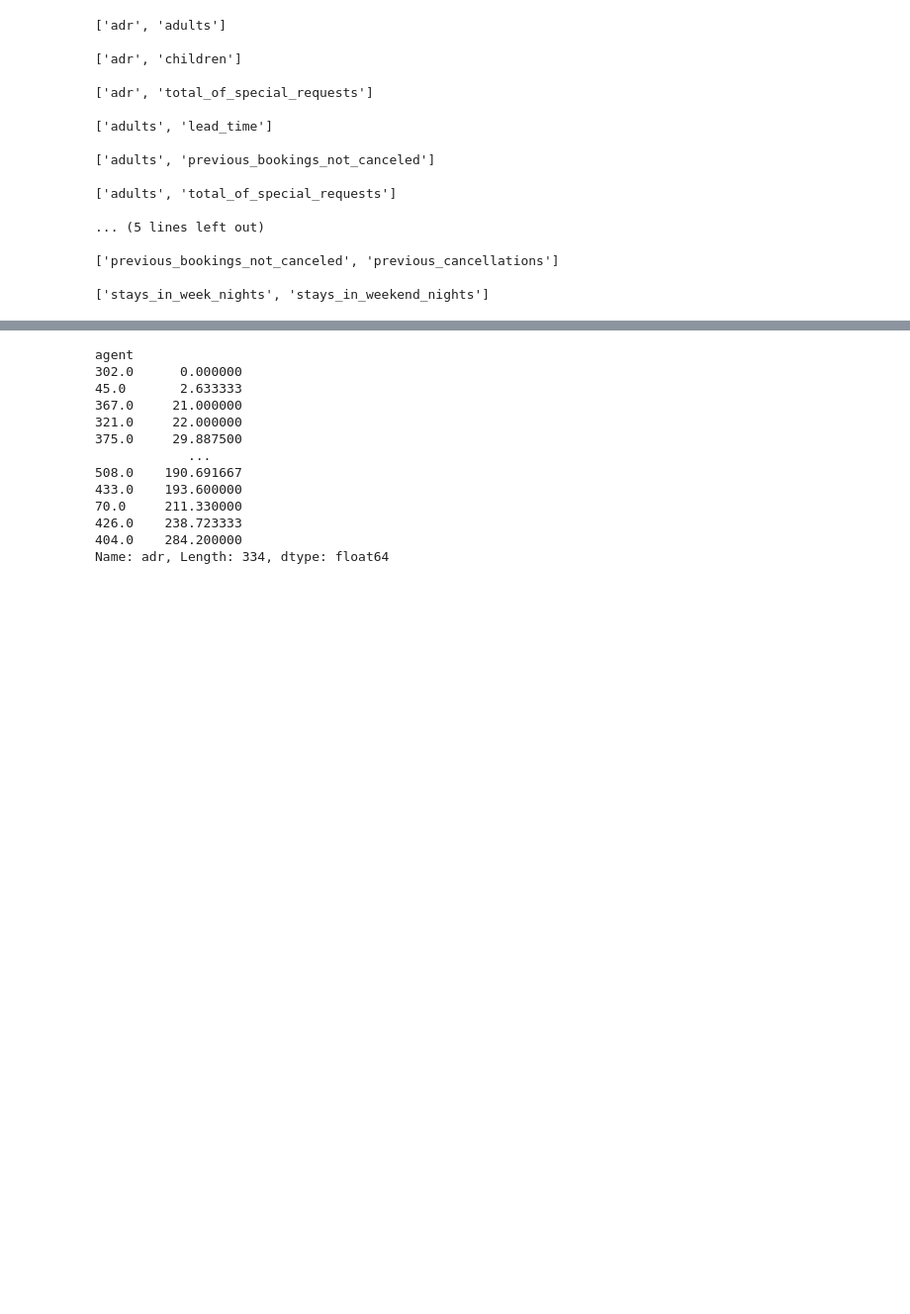
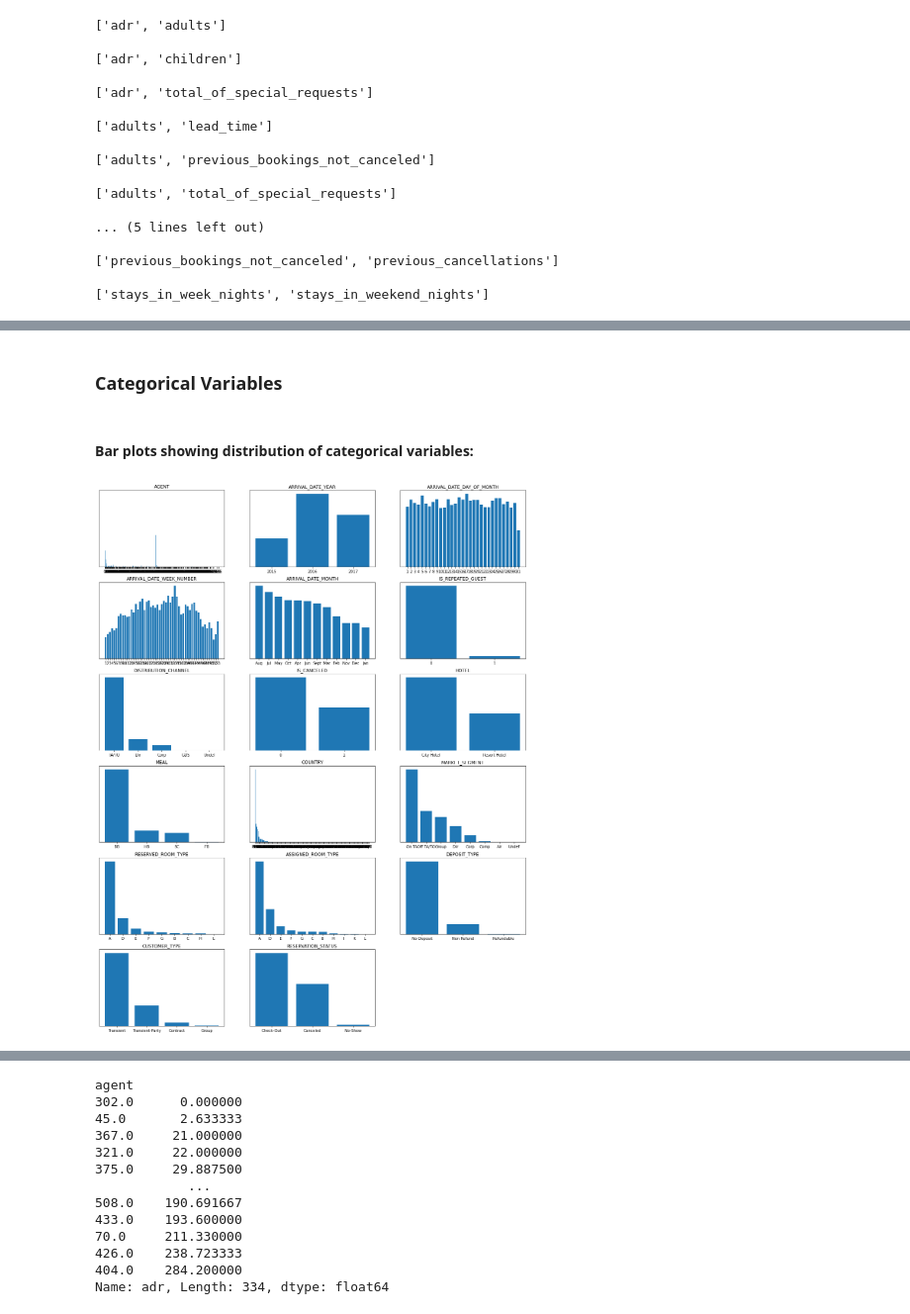
Before and after one commit to John-Rooney/DSC478_Group_Project, a Jupyter notebook: DSC 478 Final Project.ipynb, the cells around one changed output, grey strips where cells are left out. Shown: that part at 99% size. Cells and saved outputs as stored; diff of their text form; code cells hidden in the pictures; blank space fills up the shorter version.

```diff
--- a/DSC 478 Final Project.ipynb
+++ b/DSC 478 Final Project.ipynb
@@ -295,2 +265,28 @@ data[data['adr']>5000]
 # %%
 data.drop([48515], axis=0, inplace=True) # drop single row with adr > 5000 b/c it is an outlier
+# %% [markdown]
+### Categorical Variables
+# %% [markdown]
+#### Bar plots showing distribution of categorical variables:
+# %%
+month_abv = {'January': 'Jan', 'February': 'Feb', 'March': 'Mar', 'April': 'Apr', 'June': 'Jun', 'July': 'Jul', 'August': 'Aug', 'September': 'Sept', 'October': 'Oct', 'November': 'Nov', 'December': 'Dec'}
+data = data.replace(month_abv)
+
+market_seg = {'Aviation': 'Air', 'Corporate': 'Corp', 'Direct': 'Dir', 'Undefined': 'Undef', 'Groups': 'Group', 'Offline TA/TO': 'Off TA/TO', 'Online TA': 'On TA', 'Complementary': 'Comp'}
+data = data.replace(market_seg)
+
+fig, ax = plt.subplots(figsize=(16, 20))
+ax.axis('off')
+fig.tight_layout()
+for idx, i in enumerate(cats):
+    labels = list(data[i].value_counts().index)
+    values = list(data[i].value_counts())
+    fig.add_subplot(6,3,idx+1)
+    plt.bar(labels, values)
+    plt.xticks(labels)
+    plt.yticks([])
+    plt.title(i.upper())
+
+# variable name above plot
+# %% [output]
+[figure, added]
```
Also changed, not shown: parts of 54 cells of this notebook.
